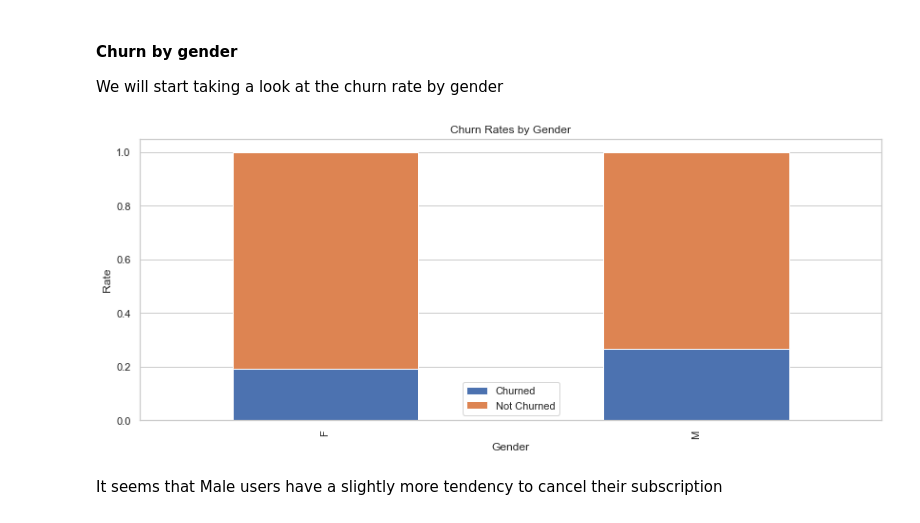
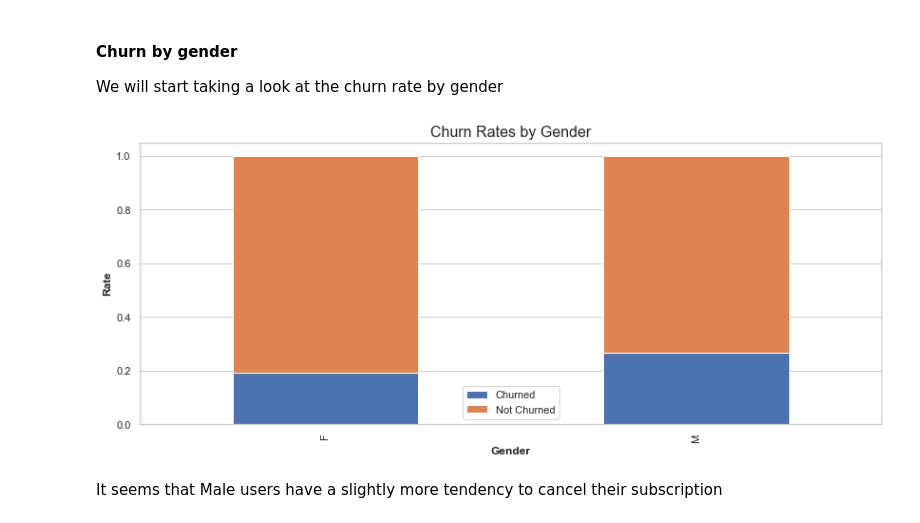
Before and after one commit to pedflotor/Sparkify-Churn-Prediction, a Jupyter notebook: Sparkify.ipynb, the cells around one changed output. Saved outputs shown, nothing was run; the diff lists cells and outputs as text; code cells hidden in the pictures.

```diff
--- a/Sparkify.ipynb
+++ b/Sparkify.ipynb
@@ -285,23 +286,23 @@ We will start taking a look at the churn rate by gender
 # %%
 # Churn by Gender
 churn_g = sparkify_events.groupby('gender', 'churn').agg(countDistinct('userId')).toPandas().\
           rename(columns = {'count(userId)':'n_users'}).pivot(index = 'gender', columns = 'churn', values = 'n_users').\
           rename(columns = {0:'Not Churned', 1:'Churned'})
 
 churn_g['All']= churn_g['Not Churned'] + churn_g['Churned']
 churn_g['Churned'] = churn_g['Churned'] / churn_g['All']
 churn_g['Not Churned'] = 1 - churn_g['Churned']
 
 fig = plt.figure(figsize = (14, 12))
 ax1 = fig.add_subplot(2,1,2)
 churn_g[['Churned','Not Churned']].plot(kind = 'bar', ax = ax1, stacked = True)
-plt.title('Churn Rates by Gender')
-plt.ylabel("Rate")
-plt.xlabel("Gender")
+plt.title('Churn Rates by Gender', fontsize=16)
+plt.ylabel("Rate", fontsize=12, fontweight='bold')
+plt.xlabel("Gender", fontsize=12, fontweight='bold')
 plt.legend(loc = 'best')
 plt.grid(axis='x')
 # %% [output]
-[figure, old version]
+[figure, new version]
 # %% [markdown]
 It seems that Male users have a slightly more tendency to cancel their subscription
 # %% [markdown]
```
Also changed, not shown: parts of 38 cells of this notebook.
